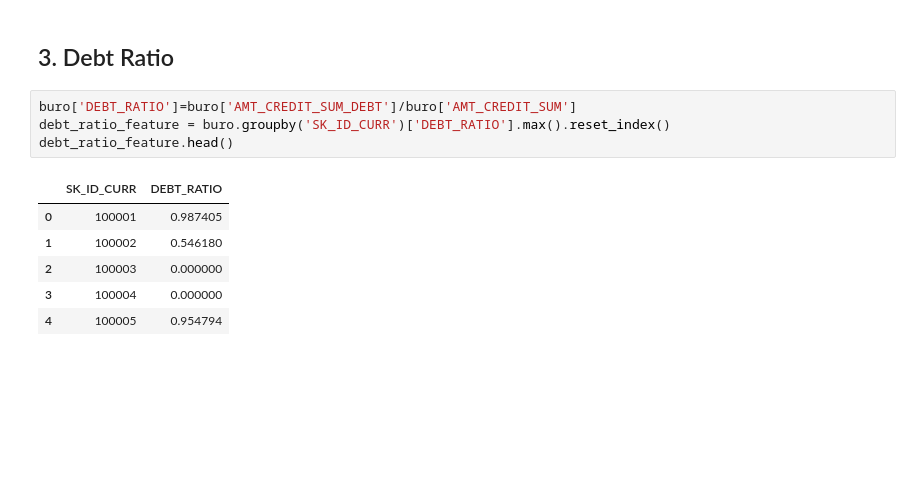
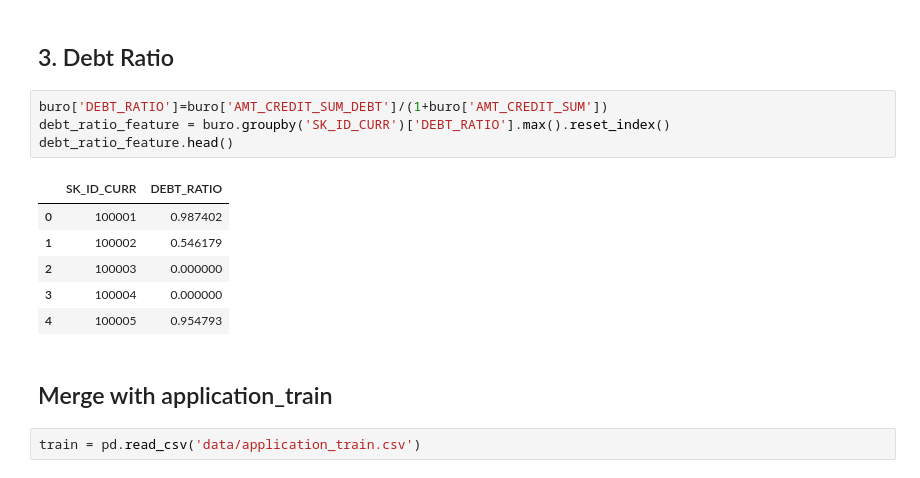
Before and after one commit to cy1355nz/DSGA3001-FinalProject, a Jupyter notebook: Carol/FeatureEngineering.ipynb, the cells around one changed output. Drawn from its saved outputs; the diff is of its cells as text; blank space fills up the shorter version.

```diff
--- a/Carol/FeatureEngineering.ipynb
+++ b/Carol/FeatureEngineering.ipynb
@@ -102,13 +110,17 @@ cred_util_feature.head()
 # %% [markdown]
 ## 3. Debt Ratio
 # %%
-buro['DEBT_RATIO']=buro['AMT_CREDIT_SUM_DEBT']/buro['AMT_CREDIT_SUM']
+buro['DEBT_RATIO']=buro['AMT_CREDIT_SUM_DEBT']/(1+buro['AMT_CREDIT_SUM'])
 debt_ratio_feature = buro.groupby('SK_ID_CURR')['DEBT_RATIO'].max().reset_index()
 debt_ratio_feature.head()
 # %% [output]
 |  | SK_ID_CURR | DEBT_RATIO |
-| 0 | 100001 | 0.987405 |
-| 1 | 100002 | 0.546180 |
+| 0 | 100001 | 0.987402 |
+| 1 | 100002 | 0.546179 |
 | 2 | 100003 | 0.000000 |
 | 3 | 100004 | 0.000000 |
-| 4 | 100005 | 0.954794 |
+| 4 | 100005 | 0.954793 |
+# %% [markdown]
+## Merge with application_train
+# %%
+train = pd.read_csv('data/application_train.csv')
```
Also changed, not shown: parts of 13 cells of this notebook.
